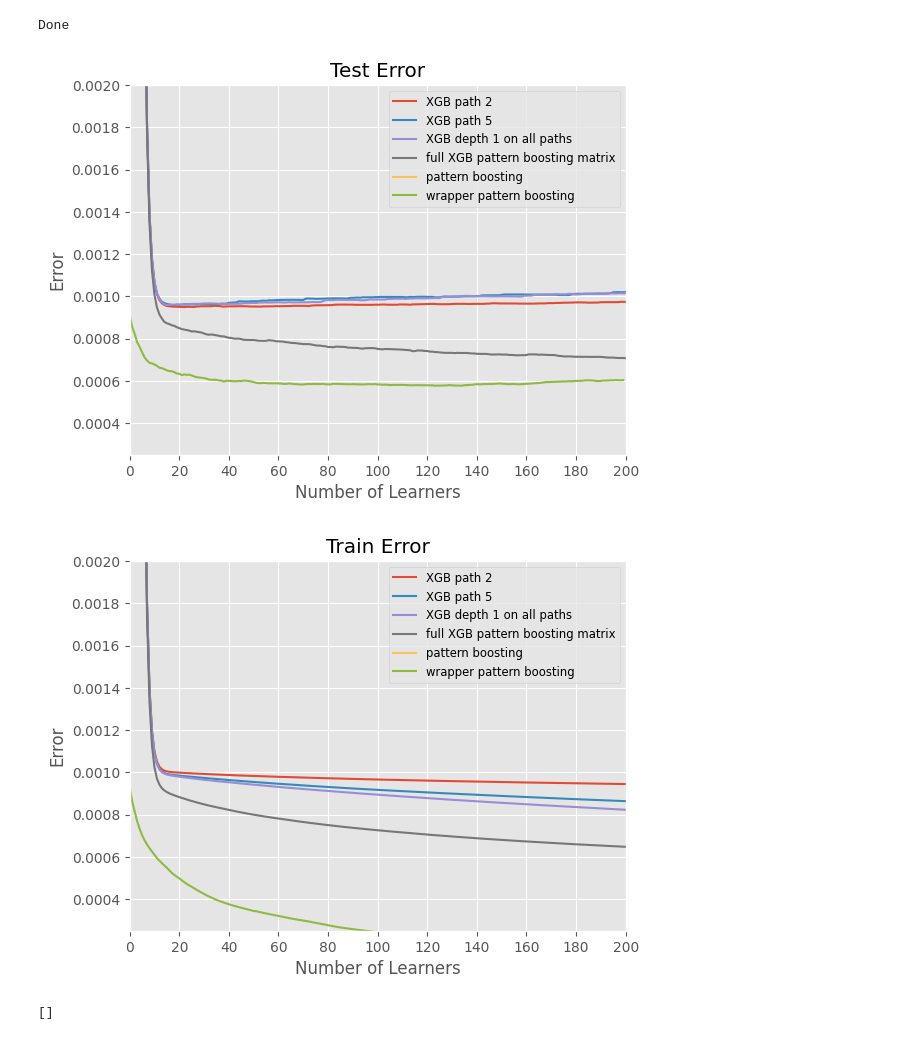
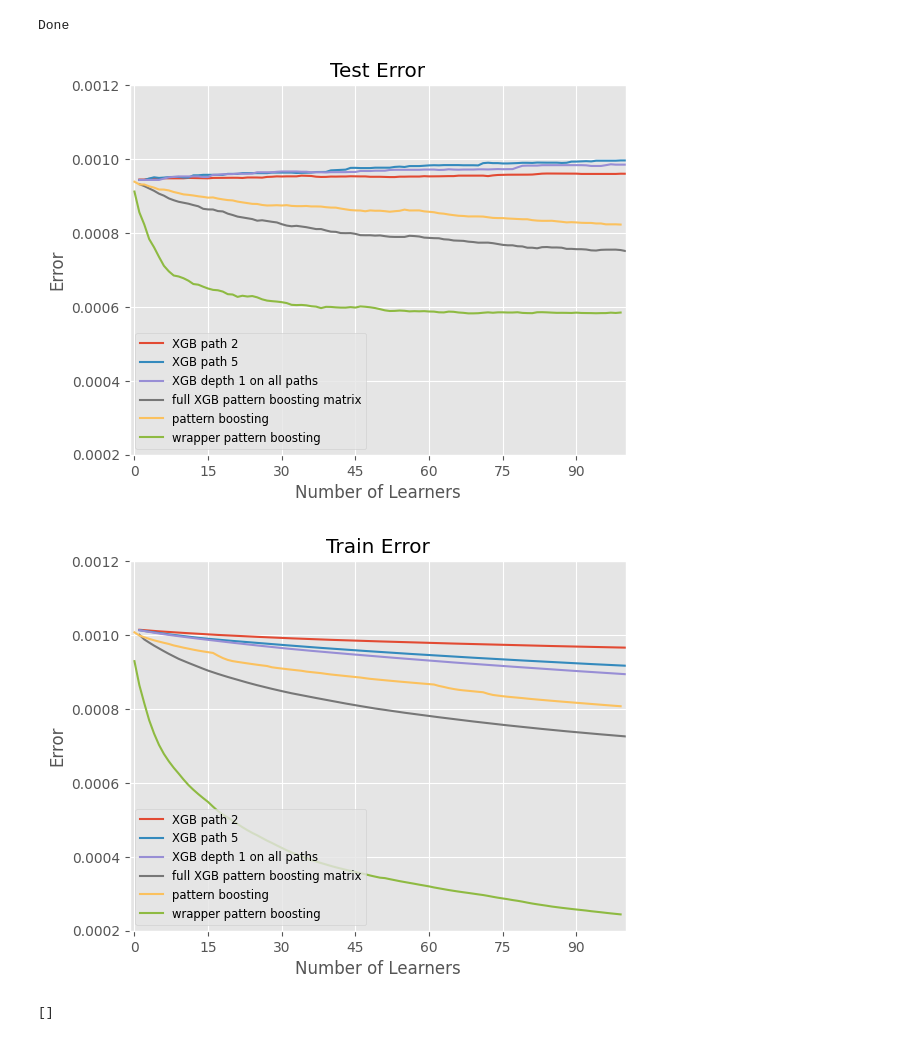
Before and after one commit to Claudio-Me/Path-Boosting-Public, a Jupyter notebook: wrapped_boosting_analysis.ipynb, the cells around one changed output. Drawn from its saved outputs; the diff is of its cells as text; code cells hidden in the pictures.

```diff
--- a/wrapped_boosting_analysis.ipynb
+++ b/wrapped_boosting_analysis.ipynb
@@ -331,7 +331,8 @@ if True:
 
     # pattern boosting
 
-    directory = '/Users/popcorn/PycharmProjects/pattern_boosting/results/jupiter/'
+    # directory = '/Users/popcorn/PycharmProjects/pattern_boosting/results/jupiter/'
+    directory = '/Users/popcorn/PycharmProjects/pattern_boosting/results/Xgb_step_100_max_path_length_101_5_k_selection_graphs/'
 
     pattern_boosting = data_reader.load_data(directory=directory, filename="pattern_boosting")
 
@@ -341,8 +342,8 @@ if True:
     labels_list.append('pattern boosting')
     #--------------------------------------------------------------------------------------------------------------------------------------------------------------
 
-    directory = '/Users/popcorn/PycharmProjects/pattern_boosting/results/Xgb_step_200_max_path_length_101_5_k_selection_graphs/wrapped_boosting/'
-
+    #directory = '/Users/popcorn/PycharmProjects/pattern_boosting/results/Xgb_step_200_max_path_length_101_5_k_selection_graphs/wrapped_boosting/'
+    directory = '/Users/popcorn/PycharmProjects/pattern_boosting/results/Xgb_step_100_max_path_length_101_5_k_selection_graphs/wrapped_boosting/'
     wrapper_pattern_boosting = data_reader.load_data(directory=directory, filename="wrapper_pattern_boosting")
 
     errors_test_list.append(wrapper_pattern_boosting.test_error)
@@ -424,37 +425,37 @@ def plot_error_evolution(error_list: List[List[float]],
     for error, number_of_learners, label in zip(error_list, number_of_learners_list, labels):
         ax.plot(list(number_of_learners), list(error), label=label)
 
     ax.xaxis.set_major_locator(MaxNLocator(integer=True))  # Force x-axis to show only integer values
 
     if x_lim is not None:
         ax.set_xlim(x_lim)
 
     if y_lim is not None:
         ax.set_ylim(y_lim)
 
     ax.set_xlabel('Number of Learners')
     ax.set_ylabel('Error')
     ax.set_title(title)
     ax.legend()
     #ax.set_yscale('log')
     ax.legend(fontsize=legend_fontsize)  # Set the legend font size
     ax.grid(True)
 
     plt.show()
 
 
-y_lim = (0.00025, 0.002)
-x_lim = (0, 200)
+y_lim = (0.0002, 0.0012)
+x_lim = (-1, 100)
 
 plot_error_evolution(errors_test_list, n_learners_list, labels_list, title="Test Error", y_lim=y_lim,
                      x_lim=x_lim)
 plot_error_evolution(errors_train_list, n_learners_list, labels_list, title="Train Error", y_lim=y_lim,
                      x_lim=x_lim)
 
 #----------------------------------------------------------------------------------------------------------------------------------------------------------------------------------
 # %% [output]
-[figure, old version]
+[figure, new version]
-[figure, old version]
+[figure, new version]
 # %%
 errors_test_list[-2]
 # %% [output]
```
Also changed, not shown: parts of 3 cells of this notebook, 3 other files.
